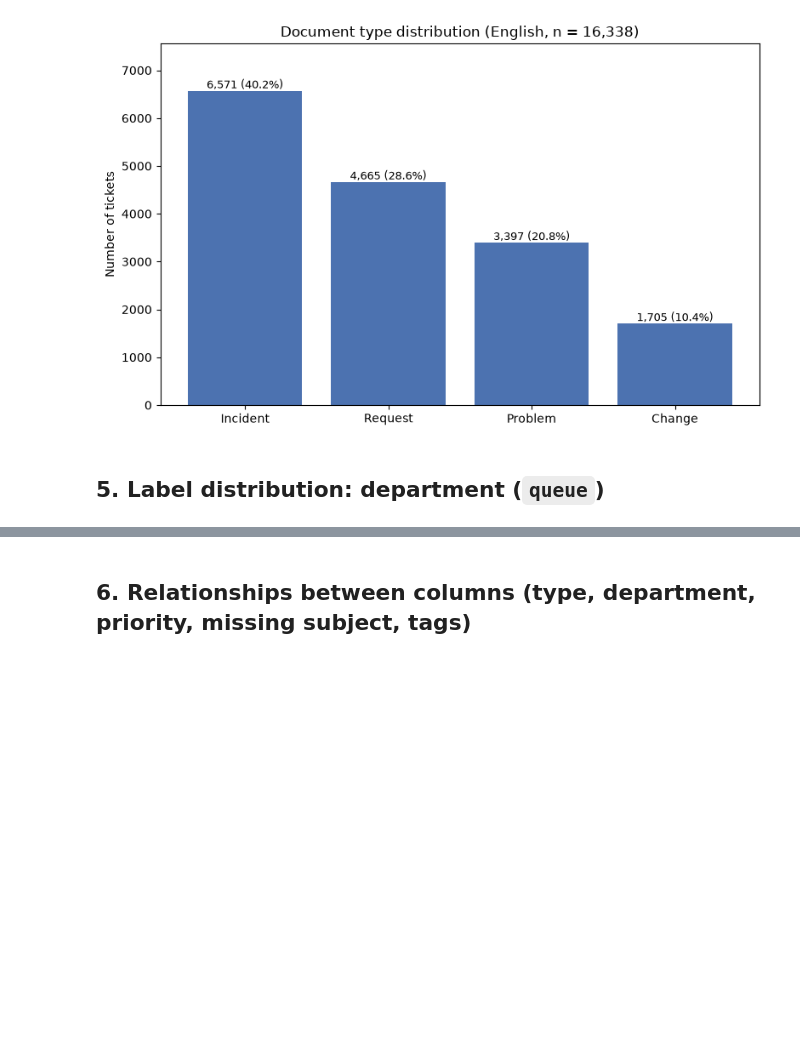
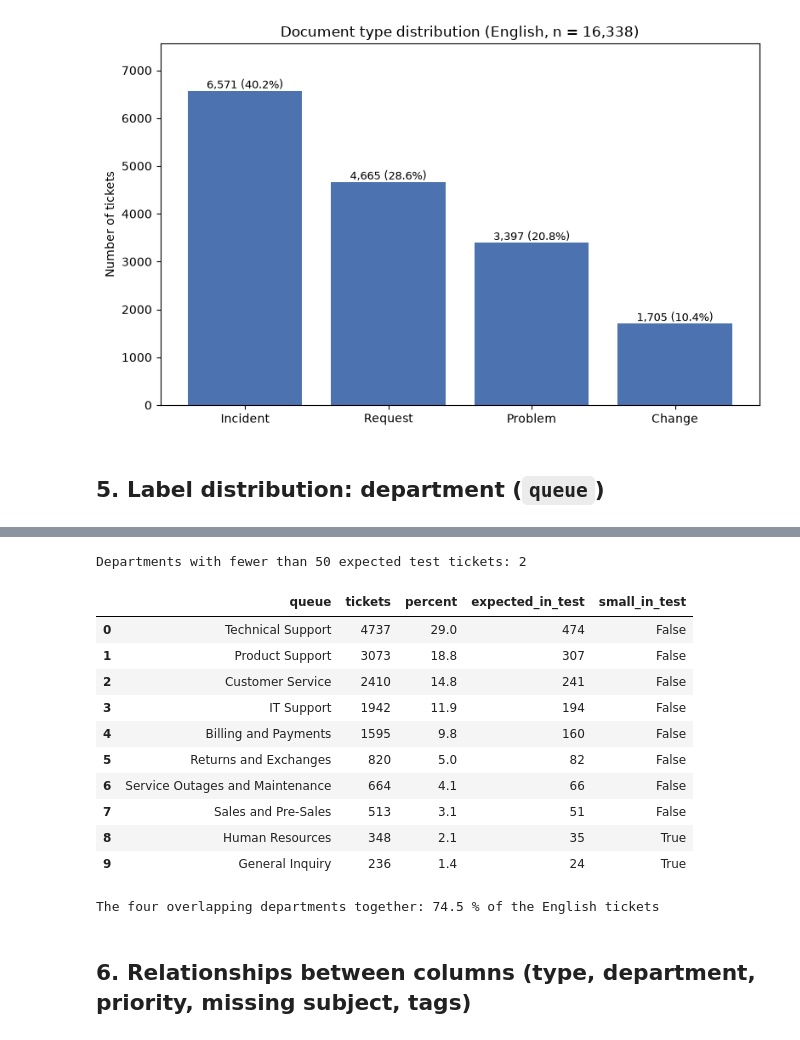
Before and after one commit to nhahub/NHA-5-168, a Jupyter notebook: notebooks/01_eda.ipynb, the cells around one changed output, grey strips where cells are left out. Saved outputs shown, nothing was run; the diff lists cells and outputs as text; code cells hidden in the pictures; blank space fills up the shorter version.

```diff
--- a/notebooks/01_eda.ipynb
+++ b/notebooks/01_eda.ipynb
@@ -541,0 +609,48 @@ plot_label_distribution(type_distribution, "type",
+# %%
+# ===== Cell 5.6: Function F - small_classes_in_test =====
+
+def small_classes_in_test(distribution_table, test_share, minimum_test_count):
+    """
+    Input : distribution_table - the table returned by count_labels.
+            test_share         - share of the data that goes to the test set (e.g. 0.1).
+            minimum_test_count - a class with fewer expected test tickets is marked as small.
+    Output: a copy of the table with two new columns:
+              expected_in_test - tickets * test_share, rounded to a whole number
+              small_in_test    - True when expected_in_test < minimum_test_count
+    """
+    result_table = distribution_table.copy()       # do not change the caller's table
+
+    expected_counts = []
+    small_flags = []
+    for tickets in result_table["tickets"]:
+        expected_in_test = int(round(tickets * test_share))
+        expected_counts.append(expected_in_test)
+        small_flags.append(expected_in_test < minimum_test_count)
+
+    result_table["expected_in_test"] = expected_counts
+    result_table["small_in_test"] = small_flags
+    return result_table
+# %%
+# ===== Cell 5.7: Run F on the department =====
+
+test_share = config["data"]["split"]["test"]     # 0.1
+minimum_test_count = 50
+
+department_test_sizes = small_classes_in_test(department_distribution, test_share, minimum_test_count)
+
+small_department_count = int(department_test_sizes["small_in_test"].sum())
+print("Departments with fewer than", minimum_test_count, "expected test tickets:", small_department_count)
+department_test_sizes
+# %% [output]
+Departments with fewer than 50 expected test tickets: 2
+|  | queue | tickets | percent | expected_in_test | small_in_test |
+| 0 | Technical Support | 4737 | 29.0 | 474 | False |
+| 1 | Product Support | 3073 | 18.8 | 307 | False |
+| 2 | Customer Service | 2410 | 14.8 | 241 | False |
+| 3 | IT Support | 1942 | 11.9 | 194 | False |
+| 4 | Billing and Payments | 1595 | 9.8 | 160 | False |
+| 5 | Returns and Exchanges | 820 | 5.0 | 82 | False |
+| 6 | Service Outages and Maintenance | 664 | 4.1 | 66 | False |
+| 7 | Sales and Pre-Sales | 513 | 3.1 | 51 | False |
+| 8 | Human Resources | 348 | 2.1 | 35 | True |
+| 9 | General Inquiry | 236 | 1.4 | 24 | True |
@@ -542,3 +680,17 @@ plot_label_distribution(type_distribution, "type",
+# %%
+# ===== Cell 5.9: Run G on the four overlapping departments (OP-1) =====
+
+overlapping_departments = [
+    "Technical Support",
+    "Product Support",
+    "Customer Service",
+    "IT Support",
+]
+
+overlapping_share = group_share(department_distribution, "queue", overlapping_departments)
+print("The four overlapping departments together:", overlapping_share, "% of the English tickets")
+# %% [output]
+The four overlapping departments together: 74.5 % of the English tickets
 # %% [markdown]
 ## 6. Relationships between columns (type, department, priority, missing subject, tags)
 # %%
```
Also changed, not shown: parts of 6 cells of this notebook.
